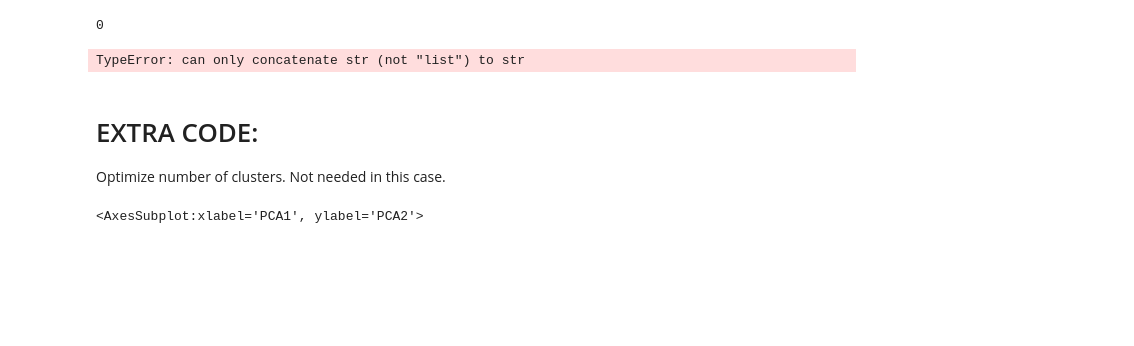
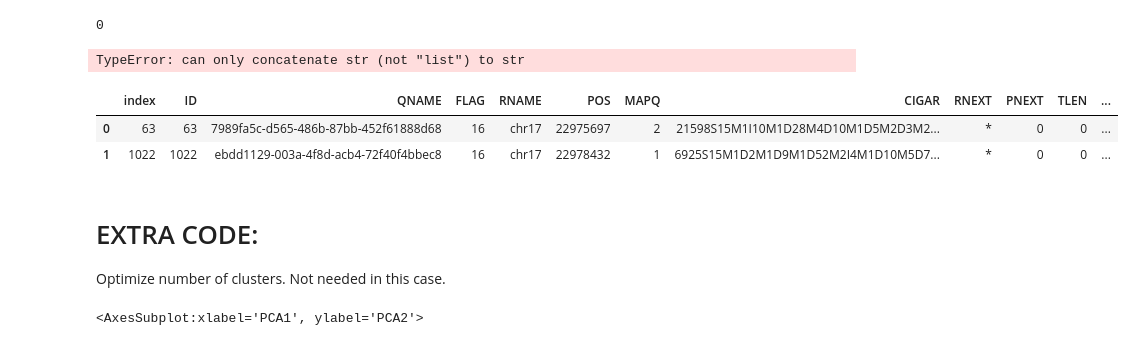
Before and after one commit to aretiandev/bioliquid-nanopore, a Jupyter notebook: read_overlap.ipynb, the cells around one changed output. Drawn from its saved outputs; the diff is of its cells as text; code cells hidden in the pictures; blank space fills up the shorter version.

```diff
--- a/read_overlap.ipynb
+++ b/read_overlap.ipynb
@@ -325,6 +327,12 @@ for left_bound in range(min(nanopore_reads['POS']),max(nanopore_reads['END_POS']
 # %% [output]
 0
 TypeError: can only concatenate str (not "list") to str
+# %%
+window_reads
+# %% [output]
+|  | index | ID | QNAME | FLAG | RNAME | POS | MAPQ | CIGAR | RNEXT | PNEXT | TLEN | ... |
+| 0 | 63 | 63 | 7989fa5c-d565-486b-87bb-452f61888d68 | 16 | chr17 | 22975697 | 2 | 21598S15M1I10M1D28M4D10M1D5M2D3M2... | * | 0 | 0 | ... |
+| 1 | 1022 | 1022 | ebdd1129-003a-4f8d-acb4-72f40f4bbec8 | 16 | chr17 | 22978432 | 1 | 6925S15M1D2M1D9M1D52M2I4M1D10M5D7... | * | 0 | 0 | ... |
 # %% [markdown]
 # EXTRA CODE:
 Optimize number of clusters. Not needed in this case.
```
Also changed, not shown: parts of 1 cell of this notebook.
